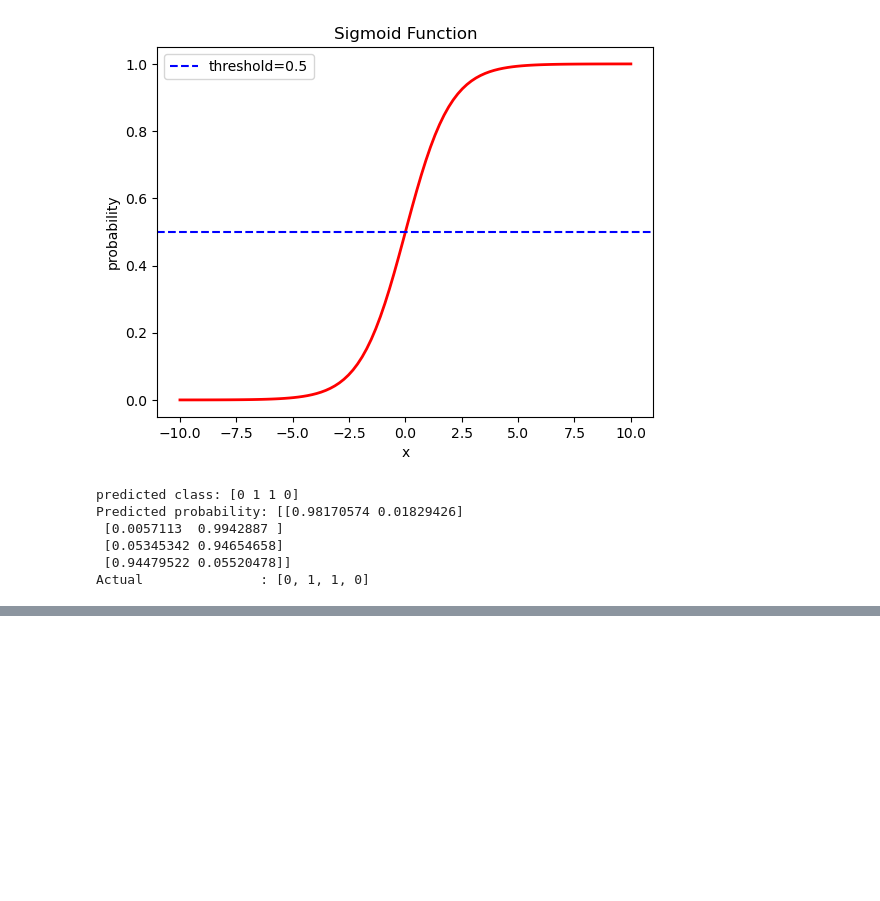
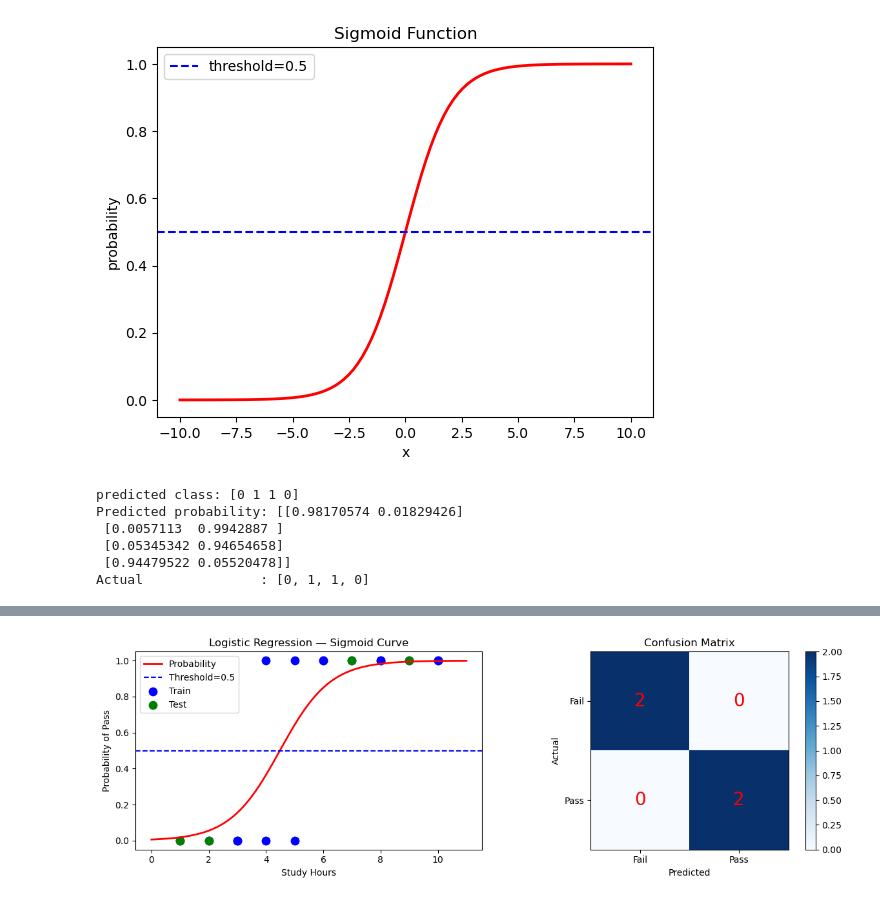
Before and after one commit to ashabakshi/ML_Learning_Clear_basics-, a Jupyter notebook: 02_logistic_regression.ipynb, the cells around one changed output, grey strips where cells are left out. Drawn from its saved outputs; the diff is of its cells as text; code cells hidden in the pictures; blank space fills up the shorter version.

Commit message:
plots and notes

```diff
--- a/02_logistic_regression.ipynb
+++ b/02_logistic_regression.ipynb
@@ -190,0 +213,40 @@ Row 2: 23% chance Fail, 77% chance Pass → Pass
+# %%
+plt.figure(figsize=(12, 4))
+
+# Plot 1 — Sigmoid curve + data points
+plt.subplot(1, 2, 1)
+x_range = np.linspace(0, 11, 100).reshape(-1, 1)
+probabilities = model.predict_proba(x_range)[:, 1]
+
+plt.plot(x_range, probabilities,
+         color="red", linewidth=2, label="Probability")
+plt.axhline(y=0.5, color="blue",
+            linestyle="--", label="Threshold=0.5")
+plt.scatter(X_train, y_train,
+            color="blue", label="Train", s=80)
+plt.scatter(X_test, y_test,
+            color="green", label="Test", s=80)
+plt.xlabel("Study Hours")
+plt.ylabel("Probability of Pass")
+plt.title("Logistic Regression — Sigmoid Curve")
+plt.legend()
+
+# Plot 2 — Confusion Matrix
+plt.subplot(1, 2, 2)
+cm = confusion_matrix(y_test, y_pred)
+plt.imshow(cm, cmap="Blues")
+plt.colorbar()
+plt.title("Confusion Matrix")
+plt.xlabel("Predicted")
+plt.ylabel("Actual")
+plt.xticks([0,1], ["Fail","Pass"])
+plt.yticks([0,1], ["Fail","Pass"])
+for i in range(2):
+    for j in range(2):
+        plt.text(j, i, cm[i,j],
+                ha="center", va="center",
+                color="red", fontsize=20)
+plt.tight_layout()
+plt.show()
+# %% [output]
+[figure, added]
```
Also changed, not shown: parts of 5 cells of this notebook, 1 other file.
